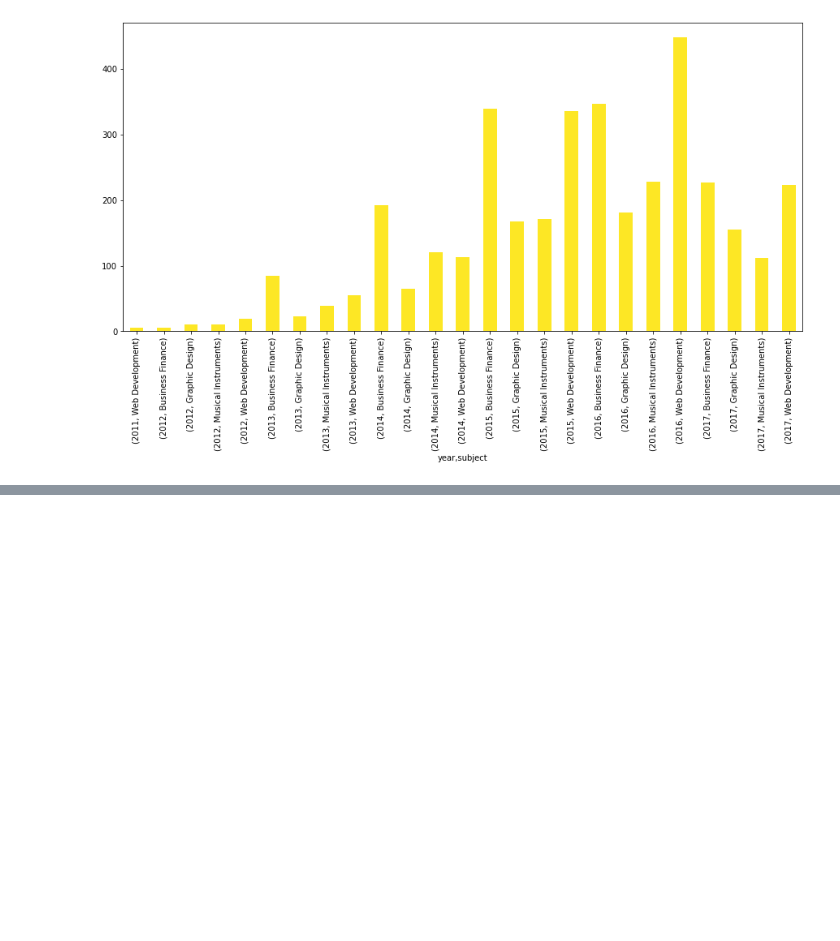
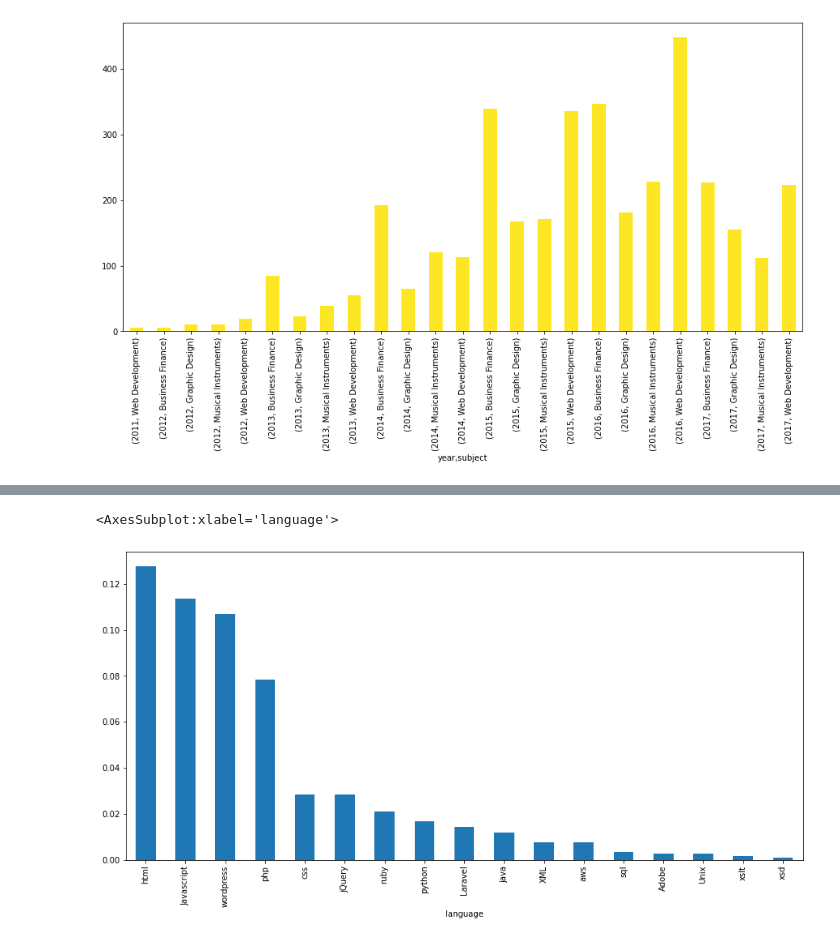
Before and after one commit to mikemoore26/udemy-analysis-, a Jupyter notebook: Udemy analysis.ipynb, the cells around one changed output, grey strips where cells are left out. Saved outputs shown, nothing was run; the diff lists cells and outputs as text; code cells hidden in the pictures; blank space fills up the shorter version.

```diff
--- a/Udemy analysis.ipynb
+++ b/Udemy analysis.ipynb
@@ -586,0 +687,8 @@ plot.bar(figsize=(15,7),title='Language Count',xlabel='Language')
+# %%
+df2_group_rep= (df2.groupby('language')['course_title'].count() / len(df2)) \
+.sort_values(ascending=False)[1:]
+# %%
+df2_group_rep.plot.bar(figsize=(15,7))
+# %% [output]
+<AxesSubplot:xlabel='language'>
+[figure, added]
```
Also changed, not shown: parts of 89 cells of this notebook, 3 other files.
